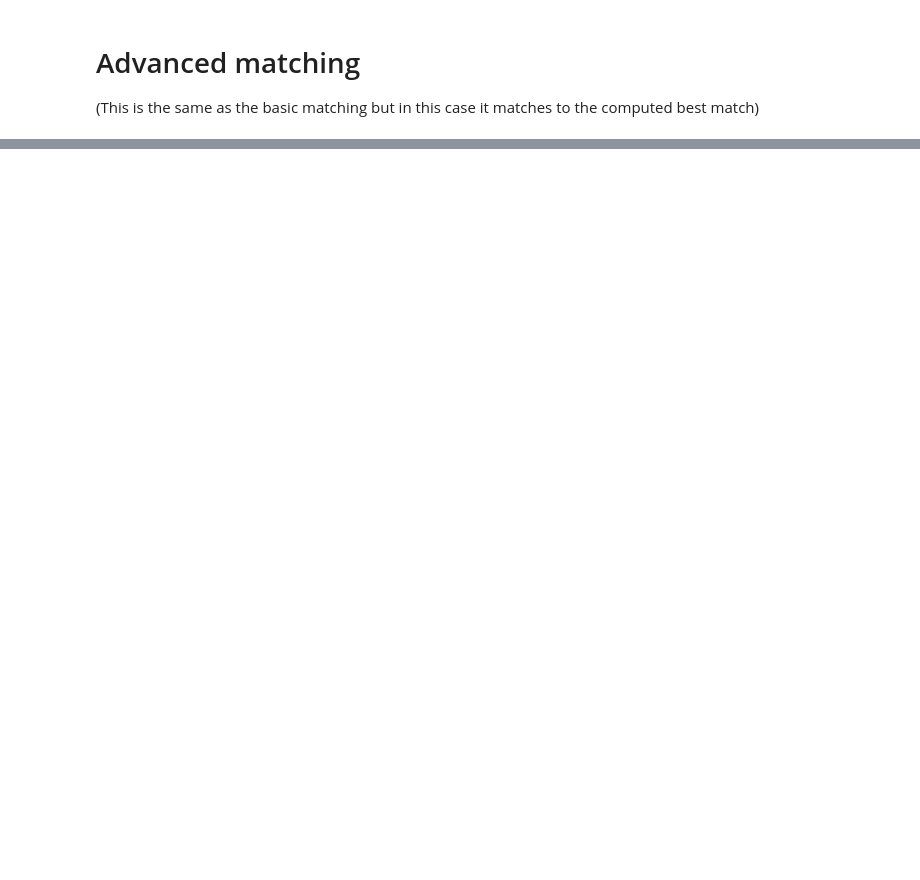
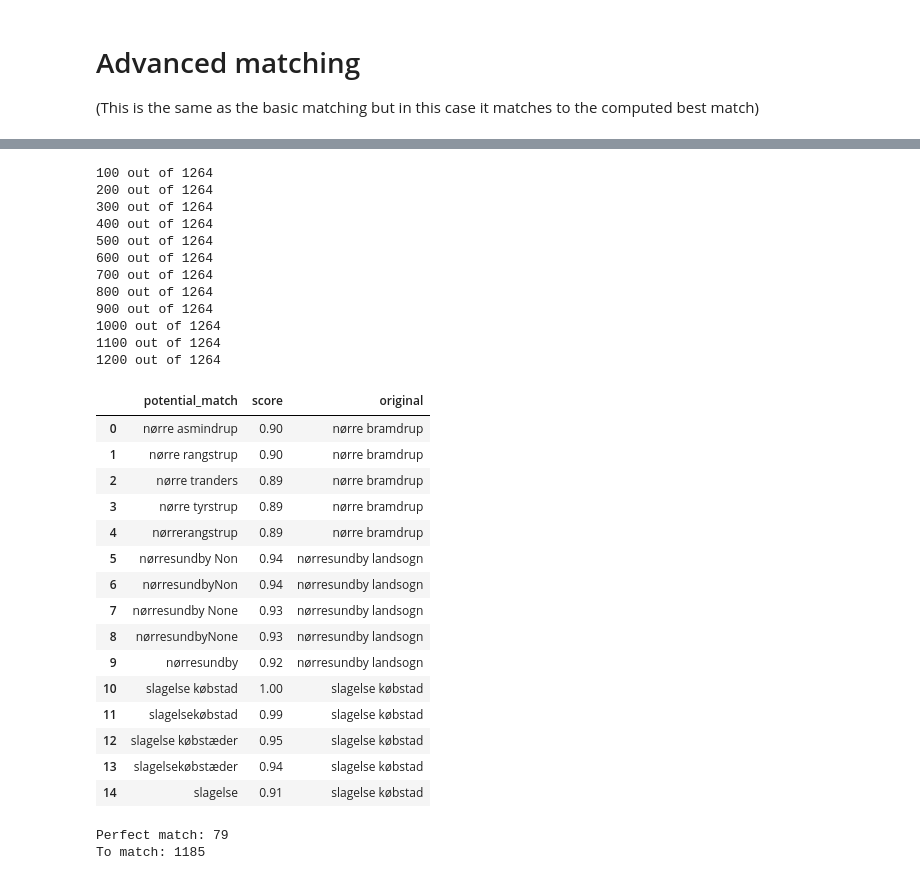
Before and after one commit to link-lives/city-standardization, a Jupyter notebook: city_unification.ipynb, the cells around one changed output, grey strips where cells are left out. Drawn from its saved outputs; the diff is of its cells as text; code cells hidden in the pictures; blank space fills up the shorter version.

```diff
--- a/city_unification.ipynb
+++ b/city_unification.ipynb
@@ -333,25 +394,62 @@ ft1845_LL.txt
 # %%
 # Creating a list so they can evaluate the matching correctness
 
 concatenate = []
 i=0
 for col in distance_jaro.columns:
     i = i+1
-    if i % 100: print(i)
+    if i % 100 == 0: print(i, 'out of', len(distance_jaro.columns))
     aux = distance_jaro.nlargest(5, col)[[col]]
     aux.columns = ['score']
     aux['original'] = col
     concatenate.append(aux)
 
 concatenate = pd.concat(concatenate, sort=False)
 concatenate = concatenate.reset_index()
 concatenate.columns = ['potential_match','score','original']
-concatenate[['original','potential_match','score']].to_csv(_path+'../out/possible_matches.tsv', sep='\t')
+concatenate[['original','potential_match','score']][~concatenate.original.isin(concatenate[concatenate.score == 1].original.unique())].to_csv(_path+'../out/possible_matches.tsv', index=False, sep='\t')
 concatenate.head(15)
+# %% [output]
+100 out of 1264
+200 out of 1264
+300 out of 1264
+400 out of 1264
+500 out of 1264
+600 out of 1264
+700 out of 1264
+800 out of 1264
+900 out of 1264
+1000 out of 1264
+1100 out of 1264
+1200 out of 1264
+|  | potential_match | score | original |
+| 0 | nørre asmindrup | 0.90 | nørre bramdrup |
+| 1 | nørre rangstrup | 0.90 | nørre bramdrup |
+| 2 | nørre tranders | 0.89 | nørre bramdrup |
+| 3 | nørre tyrstrup | 0.89 | nørre bramdrup |
+| 4 | nørrerangstrup | 0.89 | nørre bramdrup |
+| 5 | nørresundby Non | 0.94 | nørresundby landsogn |
+| 6 | nørresundbyNon | 0.94 | nørresundby landsogn |
+| 7 | nørresundby None | 0.93 | nørresundby landsogn |
+| 8 | nørresundbyNone | 0.93 | nørresundby landsogn |
+| 9 | nørresundby | 0.92 | nørresundby landsogn |
+| 10 | slagelse købstad | 1.00 | slagelse købstad |
+| 11 | slagelsekøbstad | 0.99 | slagelse købstad |
+| 12 | slagelse købstæder | 0.95 | slagelse købstad |
+| 13 | slagelsekøbstæder | 0.94 | slagelse købstad |
+| 14 | slagelse | 0.91 | slagelse købstad |
 # %%
 #0/0
 # %%
 print('Perfect match:', len(concatenate[concatenate.score == 1].original.unique()))
-print('To match:', len(concatenate[~concatenate.original.isin(concatenate[concatenate.score == 1].original.unique())].sort_values('score', ascending=False)))
+print('To match:', int(len(concatenate[~concatenate.original.isin(concatenate[concatenate.score == 1].original.unique())].sort_values('score', ascending=False))/5))
+
+'''
+Perfect match: 1630
+To match: 1189
+''';
+# %% [output]
+Perfect match: 79
+To match: 1185
 # %%
 concatenate[~concatenate.original.isin(concatenate[concatenate.score == 1].original.unique())].sort_values('score', ascending=False)
```
Also changed, not shown: parts of 8 cells of this notebook.
